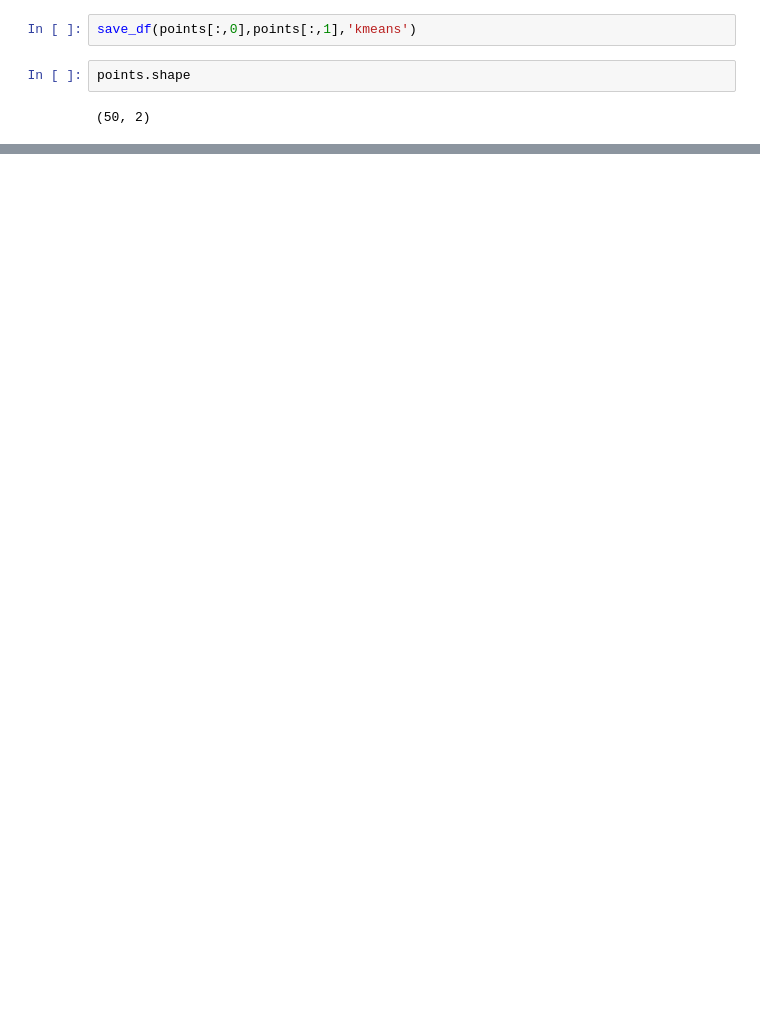
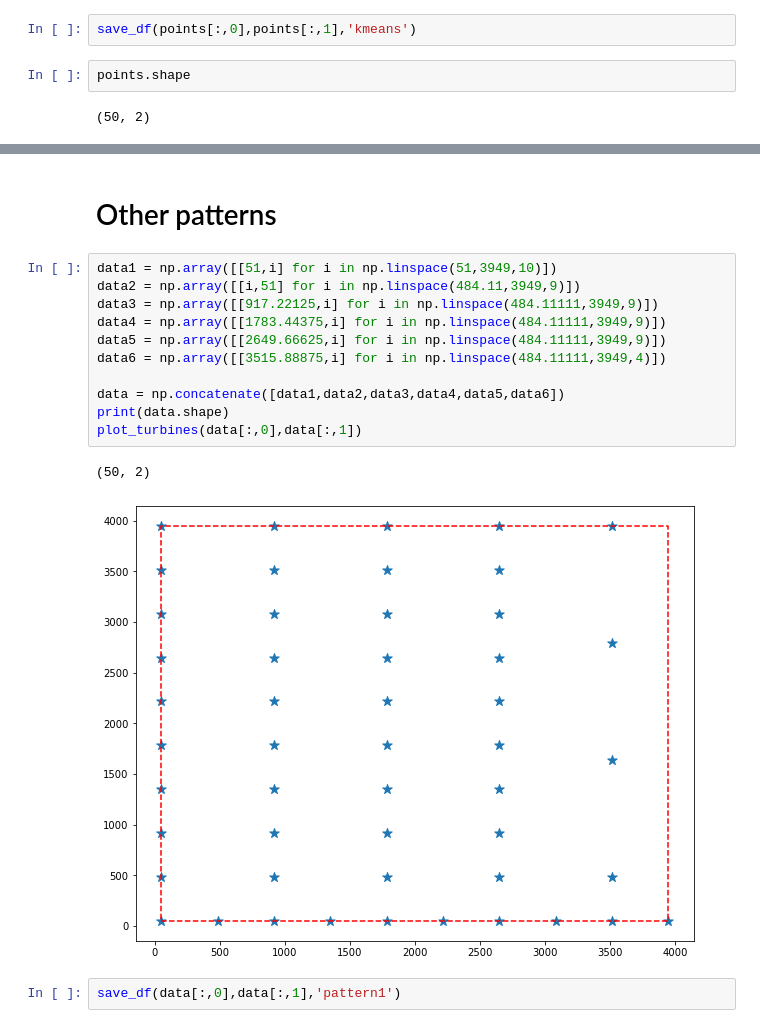
Before and after one commit to hardikkamboj/Shell_ai_hackathon, a Jupyter notebook: resources/Shell_Hackathon Dataset/Making_and_visualizing_new_datasets.ipynb, the cells around one changed output, grey strips where cells are left out. Saved outputs shown, nothing was run; the diff lists cells and outputs as text; blank space fills up the shorter version.

```diff
--- a/resources/Shell_Hackathon Dataset/Making_and_visualizing_new_datasets.ipynb
+++ b/resources/Shell_Hackathon Dataset/Making_and_visualizing_new_datasets.ipynb
@@ -82,0 +215,18 @@ points.shape
+# %% [markdown]
+# Other patterns
+# %%
+data1 = np.array([[51,i] for i in np.linspace(51,3949,10)])
+data2 = np.array([[i,51] for i in np.linspace(484.11,3949,9)])
+data3 = np.array([[917.22125,i] for i in np.linspace(484.11111,3949,9)])
+data4 = np.array([[1783.44375,i] for i in np.linspace(484.11111,3949,9)])
+data5 = np.array([[2649.66625,i] for i in np.linspace(484.11111,3949,9)])
+data6 = np.array([[3515.88875,i] for i in np.linspace(484.11111,3949,4)])
+
+data = np.concatenate([data1,data2,data3,data4,data5,data6])
+print(data.shape)
+plot_turbines(data[:,0],data[:,1])
+# %% [output]
+(50, 2)
+[figure, added]
+# %%
+save_df(data[:,0],data[:,1],'pattern1')
```
Also changed, not shown: parts of 45 cells of this notebook, 11 other files.
